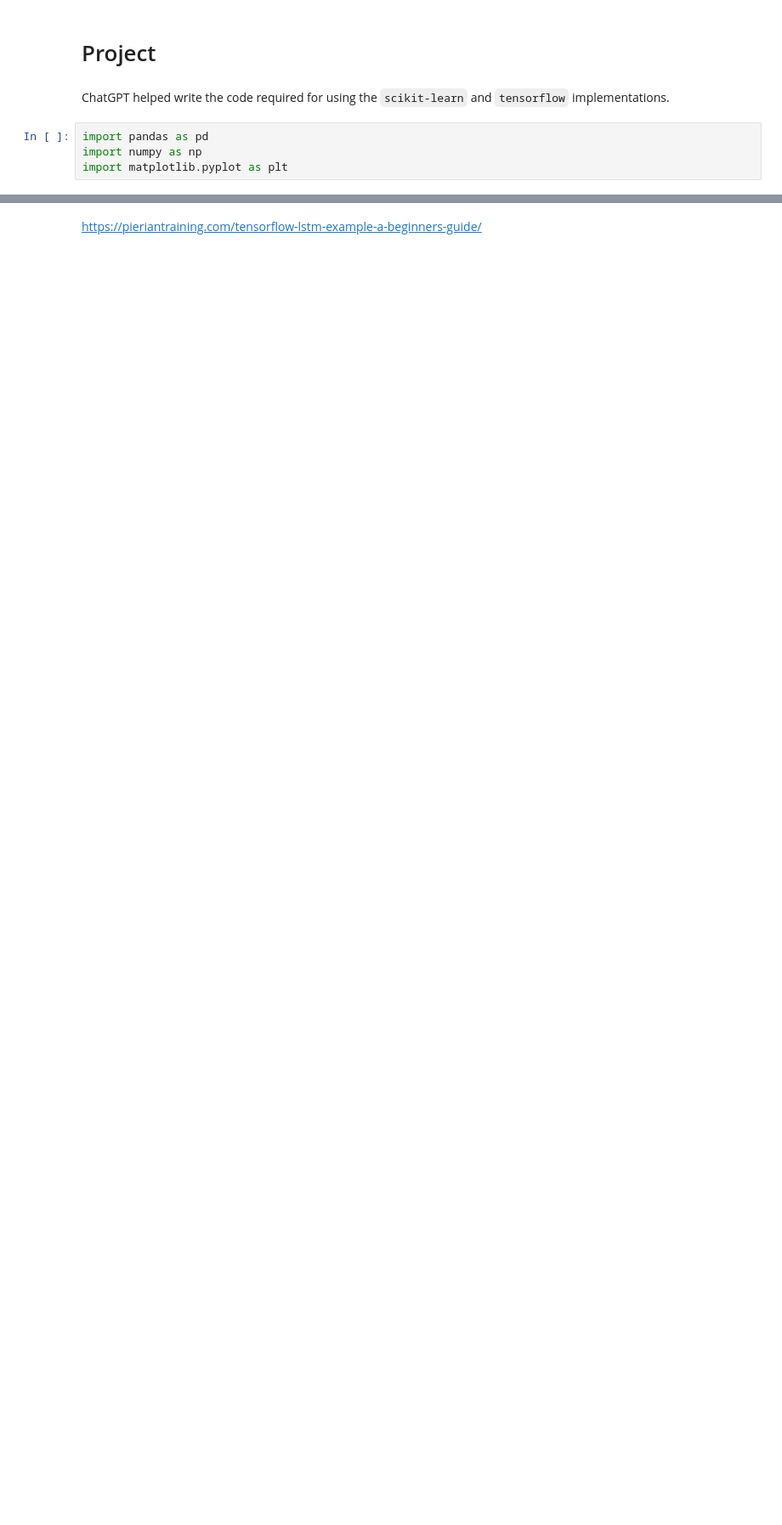
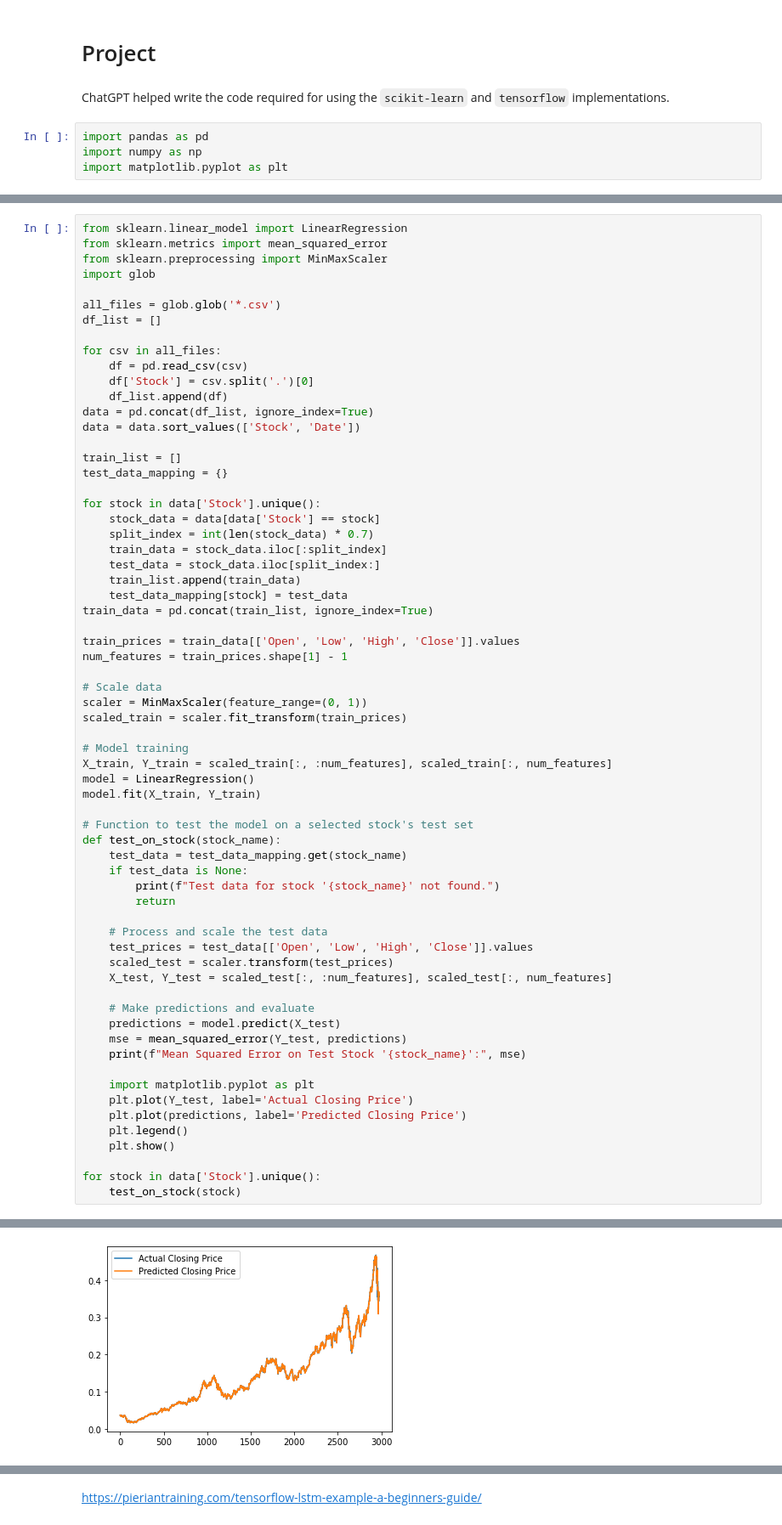
Before and after one commit to 1stl0ve/CS5805-project, a Jupyter notebook: project.ipynb, the cells around one changed output, grey strips where cells are left out. Shown: that part at 85% size. Saved outputs shown, nothing was run; the diff lists cells and outputs as text; blank space fills up the shorter version.

Commit message:
Aggregates results for linear regression

```diff
--- a/project.ipynb
+++ b/project.ipynb
@@ -60,0 +9,66 @@ plt.show()
+# %%
+from sklearn.linear_model import LinearRegression
+from sklearn.metrics import mean_squared_error
+from sklearn.preprocessing import MinMaxScaler
+import glob
+
+all_files = glob.glob('*.csv')
+df_list = []
+
+for csv in all_files:
+    df = pd.read_csv(csv)
+    df['Stock'] = csv.split('.')[0]
+    df_list.append(df)
+data = pd.concat(df_list, ignore_index=True)
+data = data.sort_values(['Stock', 'Date'])
+
+train_list = []
+test_data_mapping = {}
+
+for stock in data['Stock'].unique():
+    stock_data = data[data['Stock'] == stock]
+    split_index = int(len(stock_data) * 0.7)
+    train_data = stock_data.iloc[:split_index]
+    test_data = stock_data.iloc[split_index:]
+    train_list.append(train_data)
+    test_data_mapping[stock] = test_data
+train_data = pd.concat(train_list, ignore_index=True)
+
+train_prices = train_data[['Open', 'Low', 'High', 'Close']].values
+num_features = train_prices.shape[1] - 1
+
+# Scale data
+scaler = MinMaxScaler(feature_range=(0, 1))
+scaled_train = scaler.fit_transform(train_prices)
+
+# Model training
+X_train, Y_train = scaled_train[:, :num_features], scaled_train[:, num_features]
+model = LinearRegression()
+model.fit(X_train, Y_train)
+
+# Function to test the model on a selected stock's test set
+def test_on_stock(stock_name):
+    test_data = test_data_mapping.get(stock_name)
+    if test_data is None:
+        print(f"Test data for stock '{stock_name}' not found.")
+        return
+
+    # Process and scale the test data
+    test_prices = test_data[['Open', 'Low', 'High', 'Close']].values
+    scaled_test = scaler.transform(test_prices)
+    X_test, Y_test = scaled_test[:, :num_features], scaled_test[:, num_features]
+
+    # Make predictions and evaluate
+    predictions = model.predict(X_test)
+    mse = mean_squared_error(Y_test, predictions)
+    print(f"Mean Squared Error on Test Stock '{stock_name}':", mse)
+
+    import matplotlib.pyplot as plt
+    plt.plot(Y_test, label='Actual Closing Price')
+    plt.plot(predictions, label='Predicted Closing Price')
+    plt.legend()
+    plt.show()
+
+for stock in data['Stock'].unique():
+    test_on_stock(stock)
+# %% [output]
@@ -60,0 +76 @@ plt.show()
+[figure, added]
```
Also changed, not shown: parts of 5 cells of this notebook.
